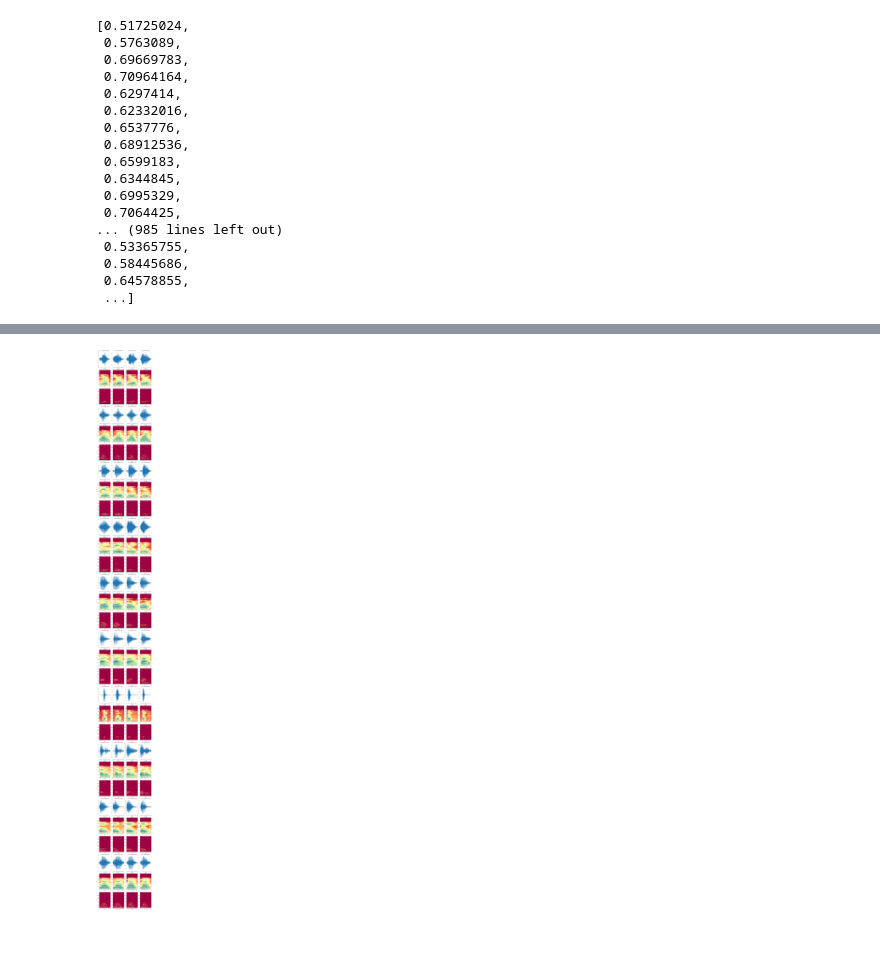
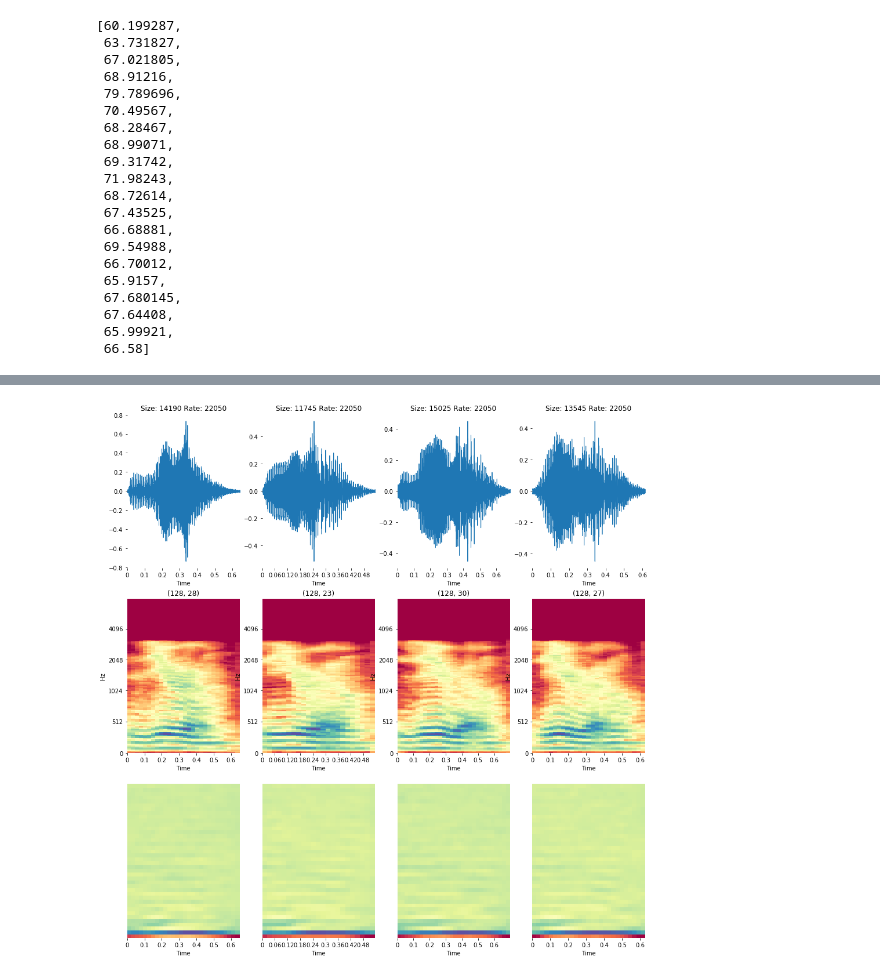
Before and after one commit to KasperDanielsen/Machine-Learning-Classification-on-audio, a Jupyter notebook: DataAnalysis.ipynb, the cells around one changed output, grey strips where cells are left out. Drawn from its saved outputs; the diff is of its cells as text; code cells hidden in the pictures; blank space fills up the shorter version.

```diff
--- a/DataAnalysis.ipynb
+++ b/DataAnalysis.ipynb
@@ -14,5 +12,6 @@ import IPython.display as ipd
 # %%
 def loadAndPlot(path, file_name, number_of_colums, index):
+    # Display waveplot, spectogram and mfccs
     samples, sample_rate = librosa.load(path + '/' + file_name)
 
     sp = plt.subplot(30, number_of_colums, index + 1)
@@ -51,36 +50,38 @@ def loadAndPlot(path, file_name, number_of_colums, index):
     #audio, sample_rate = librosa.load(file_name, res_type='kaiser_fast')
     #mfccsscaled = np.mean(mfccs.T,axis=0)
 
-    #librosa.display.specshow(mfccs, cmap='Spectral', x_axis='time')
-    librosa.display.specshow(S, cmap='Spectral', x_axis='time',
-                          y_axis='mel', sr=sample_rate,
-                          fmax=8000)
+    librosa.display.specshow(mfccs, cmap='Spectral', x_axis='time')
 # %%
+    # Used to visualize the
     samples, sample_rate = librosa.load(recordingsPath + '/' + fileList[column])
 
     S = librosa.feature.melspectrogram(y=samples, sr=sample_rate)
     S_dB = -librosa.power_to_db(S, ref=np.max)
-    S_dB = S_dB / 100
+    S_dB = S_dB
     S_dBflat = list(np.array(S_dB).flat)
-    S_dBflat
+    # Display first 20
+    S_dBflat[:20]
 # %% [output]
-[0.51725024,
- 0.5763089,
- 0.69669783,
- 0.70964164,
- 0.6297414,
- 0.62332016,
- 0.6537776,
- 0.68912536,
- 0.6599183,
- 0.6344845,
- 0.6995329,
- 0.7064425,
-... (985 lines left out)
- 0.53365755,
- 0.58445686,
- 0.64578855,
- ...]
+[60.199287,
+ 63.731827,
+ 67.021805,
+ 68.91216,
+ 79.789696,
+ 70.49567,
+ 68.28467,
+ 68.99071,
+ 69.31742,
+ 71.98243,
+ 68.72614,
+ 67.43525,
+ 66.68881,
+ 69.54988,
+ 66.70012,
+ 65.9157,
+ 67.680145,
+ 67.64408,
+ 65.99921,
+ 66.58]
 # %%
 fig = plt.figure(figsize=[4,500])
 #fig = plt.gcf()
@@ -90,7 +91,8 @@ fig.set_size_inches(number_of_colums*4, 175)
 recordingsPath = os.getcwd() + '/recordings'
 #fileList = os.listdir(recordingsPath)
 
-for number in range(10):
+# Set the range number from 1=zero to 10=9 to display
+for number in range(1):
     fileList = [fn for fn in os.listdir(recordingsPath)
               if fn.startswith(str(number))][:number_of_colums]
 
@@ -99,5 +101,7 @@ for number in range(10):
 
 fig.show()
 
-#ipd.Audio(data=samples, rate=sample_rate)
+# Add a wav player for last loaded sample. This line must always be the last in a widget.
+# No code or comment lines after this line
+ipd.Audio(data=samples, rate=sample_rate)
 # %% [output]
@@ -104 +109 @@ fig.show()
-[figure, old version]
+[figure, new version]
```
Also changed, not shown: parts of 3 cells of this notebook.
